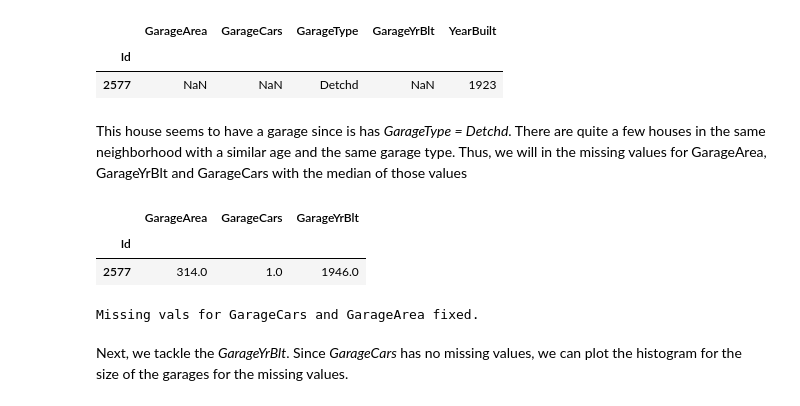
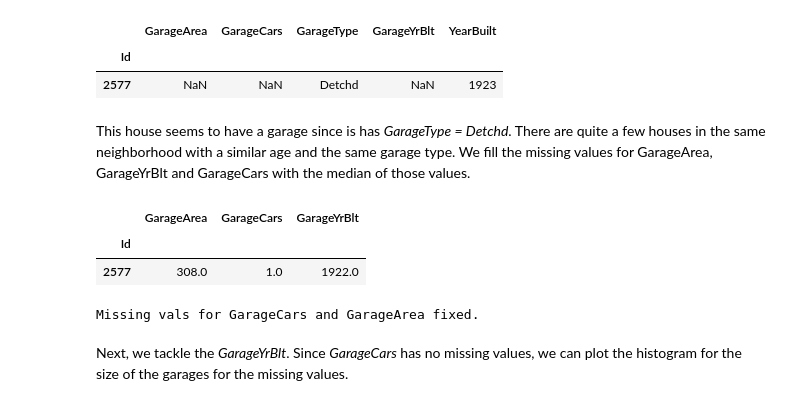
Before and after one commit to larpal/KaggleHousePrices, a Jupyter notebook: house_prices_XGB_NN.ipynb, the cells around one changed output. Drawn from its saved outputs; the diff is of its cells as text; code cells hidden in the pictures.

```diff
--- a/house_prices_XGB_NN.ipynb
+++ b/house_prices_XGB_NN.ipynb
@@ -206,19 +199,19 @@ display(df_tot.loc[df_tot.GarageArea.isnull(),['GarageArea','GarageCars','Garage
 | Id |  |  |  |  |  |
 | 2577 | NaN | NaN | Detchd | NaN | 1923 |
 # %% [markdown]
-This house seems to have a garage since is has *GarageType = Detchd*. There are quite a few houses in the same neighborhood with a similar age and the same garage type. Thus, we will in the missing values for GarageArea, GarageYrBlt and GarageCars with the median of those values
+This house seems to have a garage since is has *GarageType = Detchd*. There are quite a few houses in the same neighborhood with a similar age and the same garage type. We fill the missing values for GarageArea, GarageYrBlt and GarageCars with the median of those values.
 # %%
 tmp = df_tot.loc[df_tot.GarageYrBlt.isnull() & (df_tot.GarageCars.isnull()) & (df_tot.GarageArea.isnull())].index
 #display(df_tot.loc[(df_tot.GarageType == df_tot.loc[tmp[0],'GarageType']) & (df_tot.Neighborhood == df_tot.loc[tmp[0],'Neighborhood']),['GarageArea','GarageType','GarageCars','GarageCond','Neighborhood','GarageYrBlt','YearBuilt','YearRemodAdd']])
-df_tot.loc[tmp[0],'GarageArea'] = df_tot.loc[(df_tot.GarageType == df_tot.loc[tmp[0],'GarageType']) & (df_tot.Neighborhood == df_tot.loc[tmp[0],'Neighborhood']),'GarageArea'].median()
-df_tot.loc[tmp[0],'GarageCars'] = df_tot.loc[(df_tot.GarageType == df_tot.loc[tmp[0],'GarageType']) & (df_tot.Neighborhood == df_tot.loc[tmp[0],'Neighborhood']),'GarageCars'].median()
-df_tot.loc[tmp[0],'GarageYrBlt'] = df_tot.loc[(df_tot.GarageType == df_tot.loc[tmp[0],'GarageType']) & (df_tot.Neighborhood == df_tot.loc[tmp[0],'Neighborhood']),'GarageYrBlt'].median()
+df_tot.loc[tmp[0],'GarageArea'] = df_tot.loc[(df_tot.GarageType == df_tot.loc[tmp[0],'GarageType']) & (df_tot.Neighborhood == df_tot.loc[tmp[0],'Neighborhood']) & (df_tot.YearBuilt <= df_tot.loc[tmp[0],'YearBuilt']),'GarageArea'].median()
+df_tot.loc[tmp[0],'GarageCars'] = df_tot.loc[(df_tot.GarageType == df_tot.loc[tmp[0],'GarageType']) & (df_tot.Neighborhood == df_tot.loc[tmp[0],'Neighborhood']) & (df_tot.YearBuilt <= df_tot.loc[tmp[0],'YearBuilt']),'GarageCars'].median()
+df_tot.loc[tmp[0],'GarageYrBlt'] = df_tot.loc[(df_tot.GarageType == df_tot.loc[tmp[0],'GarageType']) & (df_tot.Neighborhood == df_tot.loc[tmp[0],'Neighborhood']) & (df_tot.YearBuilt <= df_tot.loc[tmp[0],'YearBuilt']),'GarageYrBlt'].median()
 display(df_tot.loc[tmp,['GarageArea','GarageCars','GarageYrBlt']])
 print('Missing vals for GarageCars and GarageArea fixed.')
 # %% [output]
 |  | GarageArea | GarageCars | GarageYrBlt |
 | Id |  |  |  |
-| 2577 | 314.0 | 1.0 | 1946.0 |
+| 2577 | 308.0 | 1.0 | 1922.0 |
 Missing vals for GarageCars and GarageArea fixed.
 # %% [markdown]
 Next, we tackle the *GarageYrBlt*. Since *GarageCars* has no missing values, we can plot the histogram for the size of the garages for the missing values.
```
Also changed, not shown: parts of 26 cells of this notebook, 1 other file.
